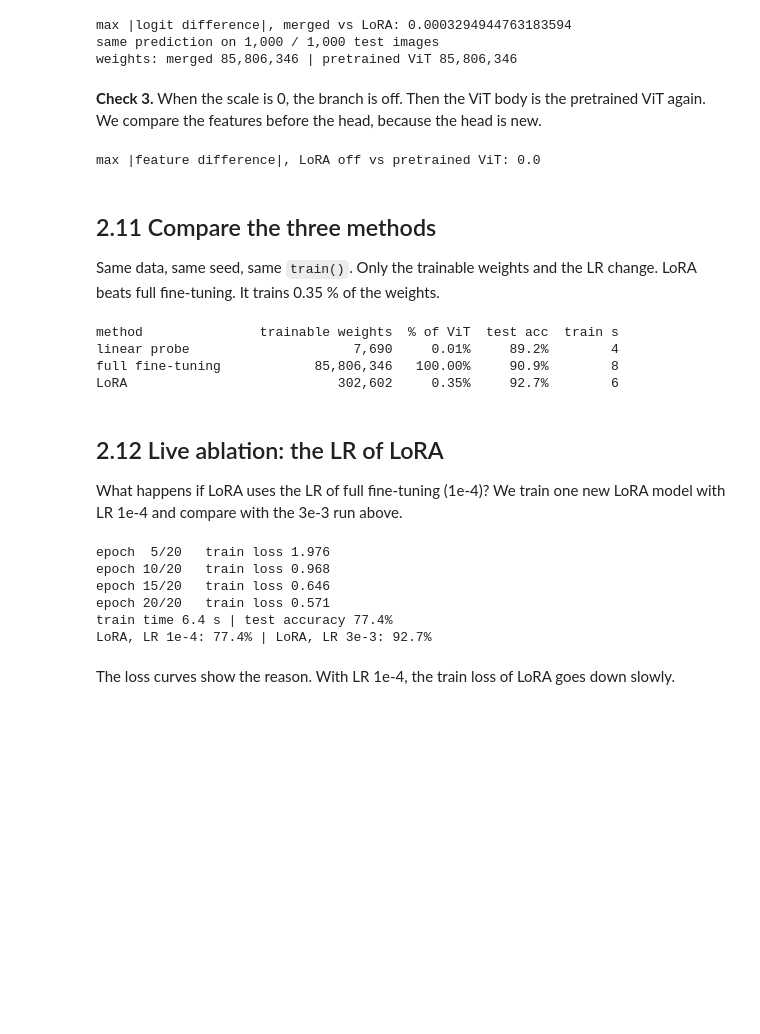
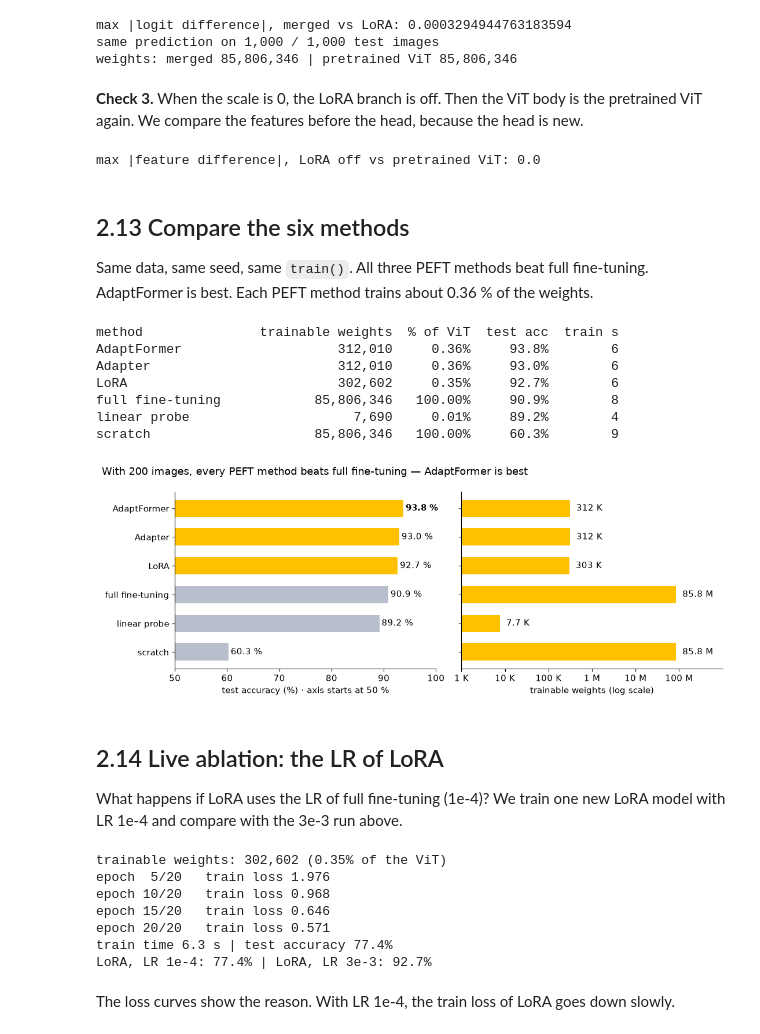
Before and after one commit to doem97/cs701-w10-lora-tutorial, a Jupyter notebook: W10_T1_lora_for_vit_with_outputs.ipynb, the cells around one changed output. Drawn from its saved outputs; the diff is of its cells as text; code cells hidden in the pictures; blank space fills up the shorter version.

Commit message:
Notebook v2: PEFT (Adapter, AdaptFormer, LoRA) next to scratch, full fine-tuning and linear probe; fair comparison

```diff
--- a/W10_T1_lora_for_vit_with_outputs.ipynb
+++ b/W10_T1_lora_for_vit_with_outputs.ipynb
@@ -231,0 +348,3 @@ full fine-tuning: save 343.3 MB per task
+# %%
+adaptformer_model = peft_vit(add_adaptformer)  # a new model: you can run this cell again
+results["AdaptFormer"] = train(adaptformer_model, lr=PEFT_LR)
@@ -250,3 +375,7 @@ class LoRA(nn.Module):
 
     def forward(self, x):
         return self.base(x) + self.scale * self.up(self.down(x))
+
+
+def add_lora(block, rank=8, alpha=16):
+    block.attn.qkv = LoRA(block.attn.qkv, rank, alpha)
@@ -295,8 +391,6 @@ LoRA needs a larger LR than full fine-tuning. We use 3e-3.
 # %%
-lora_model = add_lora(new_vit())  # a new model: you can run this cell again
-n = n_weights(lora_model, True)
-print(f"trainable weights: {n:,} ({n / N_VIT:.2%} of the ViT)")
-results["LoRA"] = train(lora_model, lr=3e-3)
+lora_model = peft_vit(add_lora)  # a new model: you can run this cell again
+results["LoRA"] = train(lora_model, lr=PEFT_LR)
 # %% [output]
 trainable weights: 302,602 (0.35% of the ViT)
 epoch  5/20   train loss 0.074
@@ -347,7 +442,7 @@ max |logit difference|, merged vs LoRA: 0.0003294944763183594
 same prediction on 1,000 / 1,000 test images
 weights: merged 85,806,346 | pretrained ViT 85,806,346
 # %% [markdown]
-**Check 3.** When the scale is 0, the branch is off. Then the ViT body is the pretrained ViT again.
+**Check 3.** When the scale is 0, the LoRA branch is off. Then the ViT body is the pretrained ViT again.
 We compare the features before the head, because the head is new.
 # %%
 old_scale = lora_model.blocks[0].attn.qkv.scale
@@ -361,34 +456,68 @@ for block in lora_model.blocks:
 # %% [output]
 max |feature difference|, LoRA off vs pretrained ViT: 0.0
 # %% [markdown]
-## 2.11 Compare the three methods
+## 2.13 Compare the six methods
 
-Same data, same seed, same `train()`. Only the trainable weights and the LR change.
-LoRA beats full fine-tuning. It trains 0.35 % of the weights.
+Same data, same seed, same `train()`. All three PEFT methods beat full fine-tuning.
+AdaptFormer is best. Each PEFT method trains about 0.36 % of the weights.
 # %%
+ranked = sorted(results, key=lambda k: results[k]["accuracy"], reverse=True)
 print(f"{'method':<18}{'trainable weights':>20}{'% of ViT':>10}{'test acc':>10}{'train s':>9}")
-for name, h in results.items():
+for name in ranked:
+    h = results[name]
     print(f"{name:<18}{h['trainable']:>20,}{h['trainable'] / N_VIT:>10.2%}{h['accuracy']:>10.1%}{h['seconds']:>9.0f}")
 # %% [output]
 method               trainable weights  % of ViT  test acc  train s
+AdaptFormer                    312,010     0.36%     93.8%        6
+Adapter                        312,010     0.36%     93.0%        6
+LoRA                           302,602     0.35%     92.7%        6
+full fine-tuning            85,806,346   100.00%     90.9%        8
 linear probe                     7,690     0.01%     89.2%        4
-full fine-tuning            85,806,346   100.00%     90.9%        8
-LoRA                           302,602     0.35%     92.7%        6
+scratch                     85,806,346   100.00%     60.3%        9
+# %%
+def short(n):  # 7,690 -> 7.7 K, 302,602 -> 303 K, 85,806,346 -> 85.8 M
+    return f"{n / 1e6:.1f} M" if n >= 1e6 else f"{n / 1e3:.1f} K" if n < 1e4 else f"{n / 1e3:.0f} K"
+
+
+PEFT = ["Adapter", "AdaptFormer", "LoRA"]
+acc = [100 * results[k]["accuracy"] for k in ranked]
+lo = min(70, 10 * int((min(acc) - 5) // 10))  # the accuracy axis starts here
+fig, (ax1, ax2) = plt.subplots(1, 2, figsize=(11, 4.2), sharey=True)
+ax1.barh(ranked, [a - lo for a in acc], left=lo, height=0.6, color=[AMBER if k in PEFT else GREY for k in ranked])
+for i, a in enumerate(acc):
+    ax1.text(a + 0.4, i, f"{a:.1f} %", va="center", fontweight="bold" if i == 0 else "normal")
+ax1.set(xlim=(lo, 100), xlabel=f"test accuracy (%) · axis starts at {lo} %")
+ax2.barh(ranked, [results[k]["trainable"] for k in ranked], height=0.6, color=AMBER)
+ax2.set(xscale="log", xlim=(1e3, 1e9), xlabel="trainable weights (log scale)")
+ax2.set_xticks([1e3, 1e4, 1e5, 1e6, 1e7, 1e8], ["1 K", "10 K", "100 K", "1 M", "10 M", "100 M"])
+ax2.xaxis.set_minor_locator(plt.NullLocator())
+for i, k in enumerate(ranked):
+    ax2.text(results[k]["trainable"] * 1.4, i, short(results[k]["trainable"]), va="center")
+ax1.invert_yaxis()
+peft_beats = all(results[k]["accuracy"] > results["full fine-tuning"]["accuracy"] for k in PEFT)
+title = (f"With {len(train_set)} images, every PEFT method beats full fine-tuning — {ranked[0]} is best"
+         if peft_beats else f"Test accuracy and trainable weights · {len(train_set)} training images")
+fig.suptitle(title, fontsize=13, x=0.01, ha="left")
+plt.tight_layout()
+plt.show()
+# %% [output]
+[figure, added]
 # %% [markdown]
-## 2.12 Live ablation: the LR of LoRA
+## 2.14 Live ablation: the LR of LoRA
 
 What happens if LoRA uses the LR of full fine-tuning (1e-4)?
 We train one new LoRA model with LR 1e-4 and compare with the 3e-3 run above.
 # %%
-lora_slow = add_lora(new_vit())
+lora_slow = peft_vit(add_lora)
 lora_slow_hist = train(lora_slow, lr=1e-4)
 print(f"LoRA, LR 1e-4: {lora_slow_hist['accuracy']:.1%} | LoRA, LR 3e-3: {results['LoRA']['accuracy']:.1%}")
 # %% [output]
+trainable weights: 302,602 (0.35% of the ViT)
 epoch  5/20   train loss 1.976
 epoch 10/20   train loss 0.968
 epoch 15/20   train loss 0.646
 epoch 20/20   train loss 0.571
-train time 6.4 s | test accuracy 77.4%
+train time 6.3 s | test accuracy 77.4%
 LoRA, LR 1e-4: 77.4% | LoRA, LR 3e-3: 92.7%
 # %% [markdown]
 The loss curves show the reason. With LR 1e-4, the train loss of LoRA goes down slowly.
```
Also changed, not shown: parts of 35 cells of this notebook, 2 other files.
